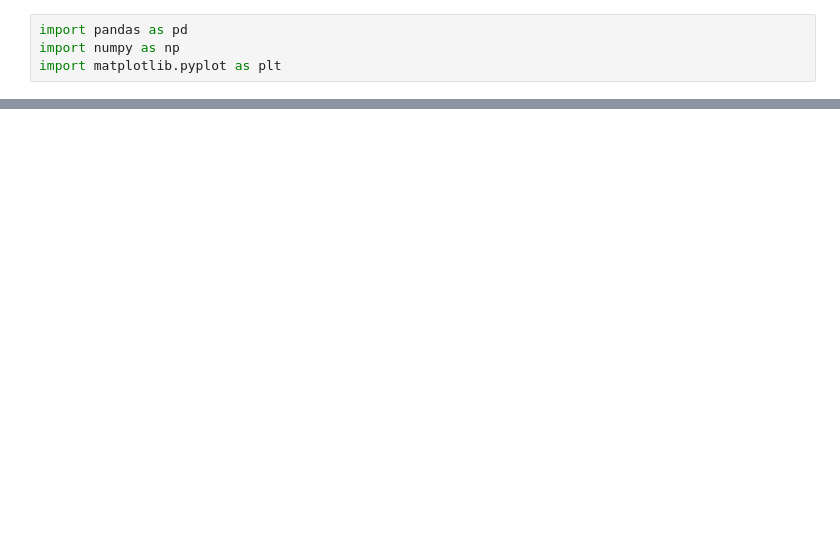
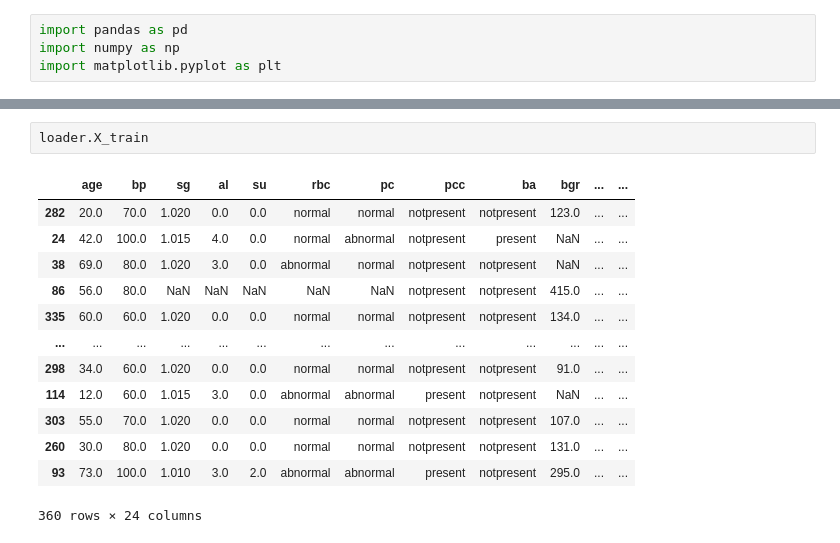
Before and after one commit to tyler-moad/Projet_ML_Pipeline, a Jupyter notebook: notebook.ipynb, the cells around one changed output, grey strips where cells are left out. Saved outputs shown, nothing was run; the diff lists cells and outputs as text; blank space fills up the shorter version.

```diff
--- a/notebook.ipynb
+++ b/notebook.ipynb
@@ -9,3 +53,19 @@ loader.load(target_column="classification")
+# %%
+loader.X_train
+# %% [output]
+|  | age | bp | sg | al | su | rbc | pc | pcc | ba | bgr | ... | ... |
+| 282 | 20.0 | 70.0 | 1.020 | 0.0 | 0.0 | normal | normal | notpresent | notpresent | 123.0 | ... | ... |
+| 24 | 42.0 | 100.0 | 1.015 | 4.0 | 0.0 | normal | abnormal | notpresent | present | NaN | ... | ... |
+| 38 | 69.0 | 80.0 | 1.020 | 3.0 | 0.0 | abnormal | normal | notpresent | notpresent | NaN | ... | ... |
+| 86 | 56.0 | 80.0 | NaN | NaN | NaN | NaN | NaN | notpresent | notpresent | 415.0 | ... | ... |
+| 335 | 60.0 | 60.0 | 1.020 | 0.0 | 0.0 | normal | normal | notpresent | notpresent | 134.0 | ... | ... |
+| ... | ... | ... | ... | ... | ... | ... | ... | ... | ... | ... | ... | ... |
+| 298 | 34.0 | 60.0 | 1.020 | 0.0 | 0.0 | normal | normal | notpresent | notpresent | 91.0 | ... | ... |
+| 114 | 12.0 | 60.0 | 1.015 | 3.0 | 0.0 | abnormal | abnormal | present | notpresent | NaN | ... | ... |
+| 303 | 55.0 | 70.0 | 1.020 | 0.0 | 0.0 | normal | normal | notpresent | notpresent | 107.0 | ... | ... |
+| 260 | 30.0 | 80.0 | 1.020 | 0.0 | 0.0 | normal | normal | notpresent | notpresent | 131.0 | ... | ... |
+| 93 | 73.0 | 100.0 | 1.010 | 3.0 | 2.0 | abnormal | abnormal | present | notpresent | 295.0 | ... | ... |
+360 rows × 24 columns
 # %%
 X_train, y_train,X_test,y_test = loader.X_train, loader.y_train, loader.X_test, loader.y_test
 from package.src.preprocessing import FeatureSelector
```
Also changed, not shown: parts of 14 cells of this notebook, 3 other files.
